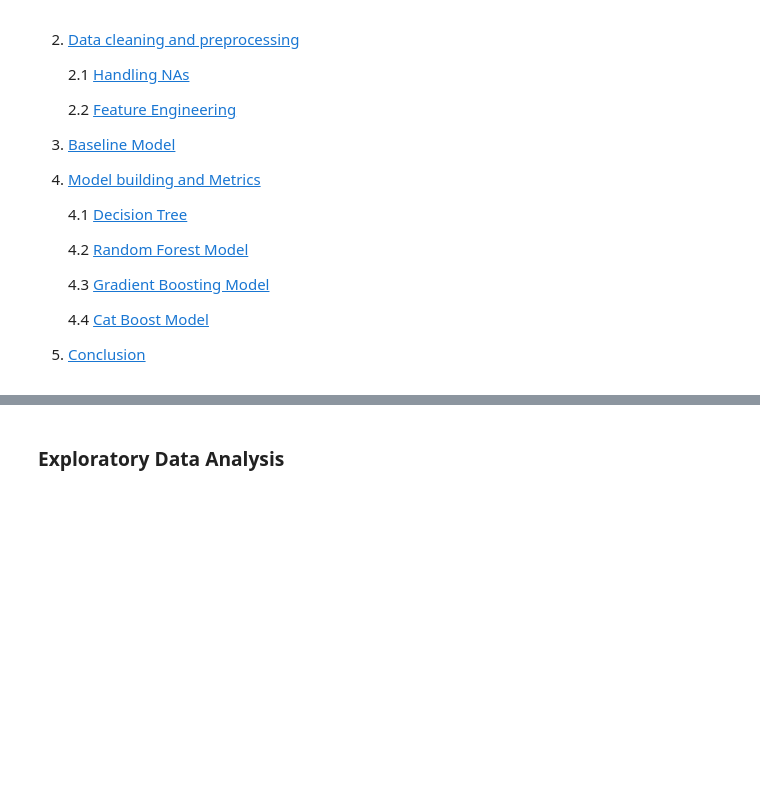
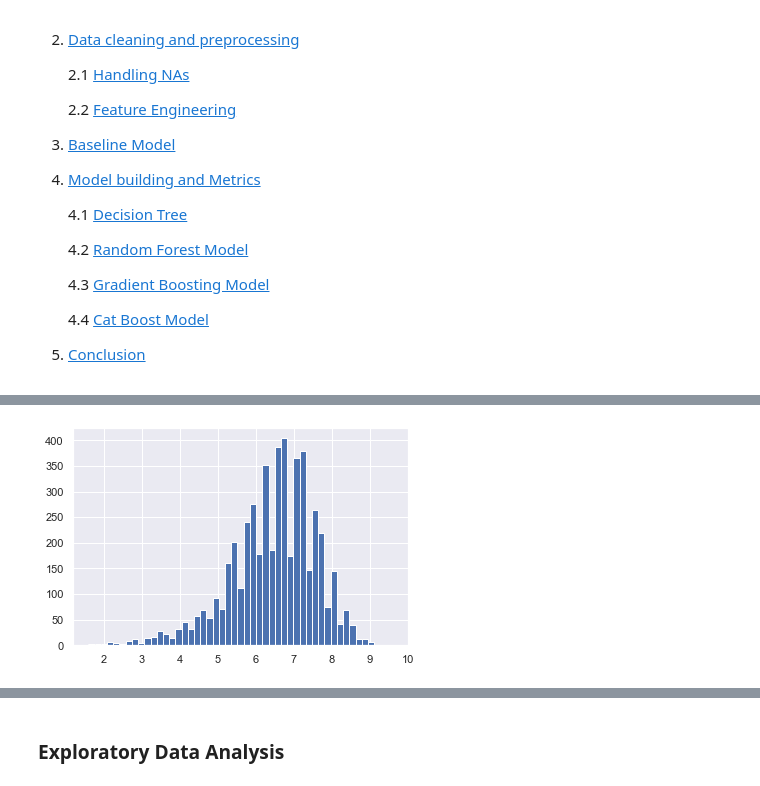
Before and after one commit to Praveenrajan27/Movie-review-Analysis, a Jupyter notebook: IMDB Dataset Case Study Analysis - Praveen Rajan.ipynb, the cells around one changed output, grey strips where cells are left out. Cells and saved outputs as stored; diff of their text form; code cells hidden in the pictures; blank space fills up the shorter version.

```diff
--- a/IMDB Dataset Case Study Analysis - Praveen Rajan.ipynb
+++ b/IMDB Dataset Case Study Analysis - Praveen Rajan.ipynb
@@ -175,0 +130,2 @@ df.describe()
+# %%
+df['movie_imdb_link'].drop_duplicates(keep='first',inplace=True)
@@ -180,6 +150,7 @@ sns.distplot(df['imdb_score'],bins=50,hist_kws={'alpha': 0.4})
 # %%
 ar=hist(df['imdb_score'],bins='freedman',)
-fig.clear(True)
+# %% [output]
+[figure, added]
 # %%
 df['imdb_score_bin']=pd.cut(df['imdb_score'],bins=len(ar[1])-1)
 # %%
```
Also changed, not shown: parts of 72 cells of this notebook.
